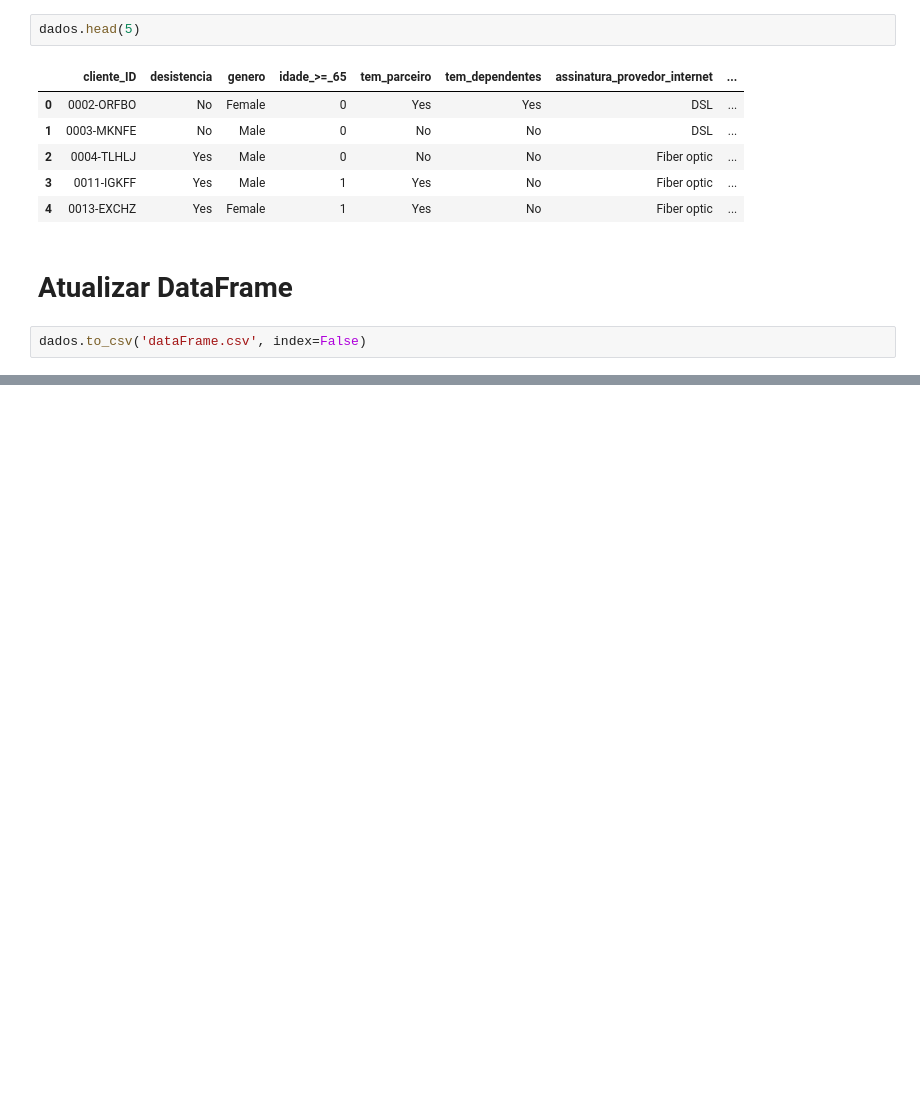
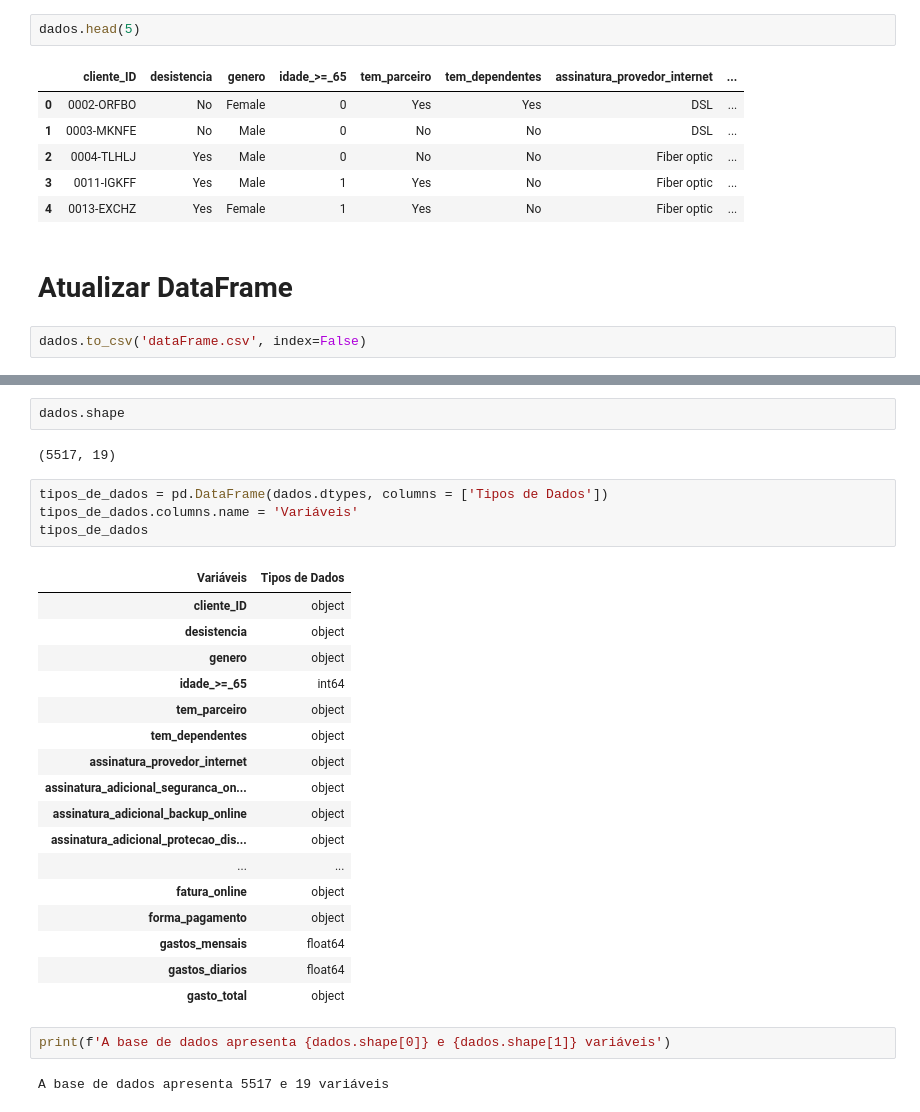
Before and after one commit to jbauermanncode/alura_chalenge, a Jupyter notebook: chur_de_clientes.ipynb, the cells around one changed output, grey strips where cells are left out. Saved outputs shown, nothing was run; the diff lists cells and outputs as text; blank space fills up the shorter version.

```diff
--- a/chur_de_clientes.ipynb
+++ b/chur_de_clientes.ipynb
@@ -653,0 +665,30 @@ dados.to_csv('dataFrame.csv', index=False)
+# %%
+dados.shape
+# %% [output]
+(5517, 19)
+# %%
+tipos_de_dados = pd.DataFrame(dados.dtypes, columns = ['Tipos de Dados'])
+tipos_de_dados.columns.name = 'Variáveis'
+tipos_de_dados
+# %% [output]
+| Variáveis | Tipos de Dados |
+| cliente_ID | object |
+| desistencia | object |
+| genero | object |
+| idade_>=_65 | int64 |
+| tem_parceiro | object |
+| tem_dependentes | object |
+| assinatura_provedor_internet | object |
+| assinatura_adicional_seguranca_on... | object |
+| assinatura_adicional_backup_online | object |
+| assinatura_adicional_protecao_dis... | object |
+| ... | ... |
+| fatura_online | object |
+| forma_pagamento | object |
+| gastos_mensais | float64 |
+| gastos_diarios | float64 |
+| gasto_total | object |
+# %%
+print(f'A base de dados apresenta {dados.shape[0]} e {dados.shape[1]} variáveis')
+# %% [output]
+A base de dados apresenta 5517 e 19 variáveis
```
Also changed, not shown: parts of 65 cells of this notebook.
